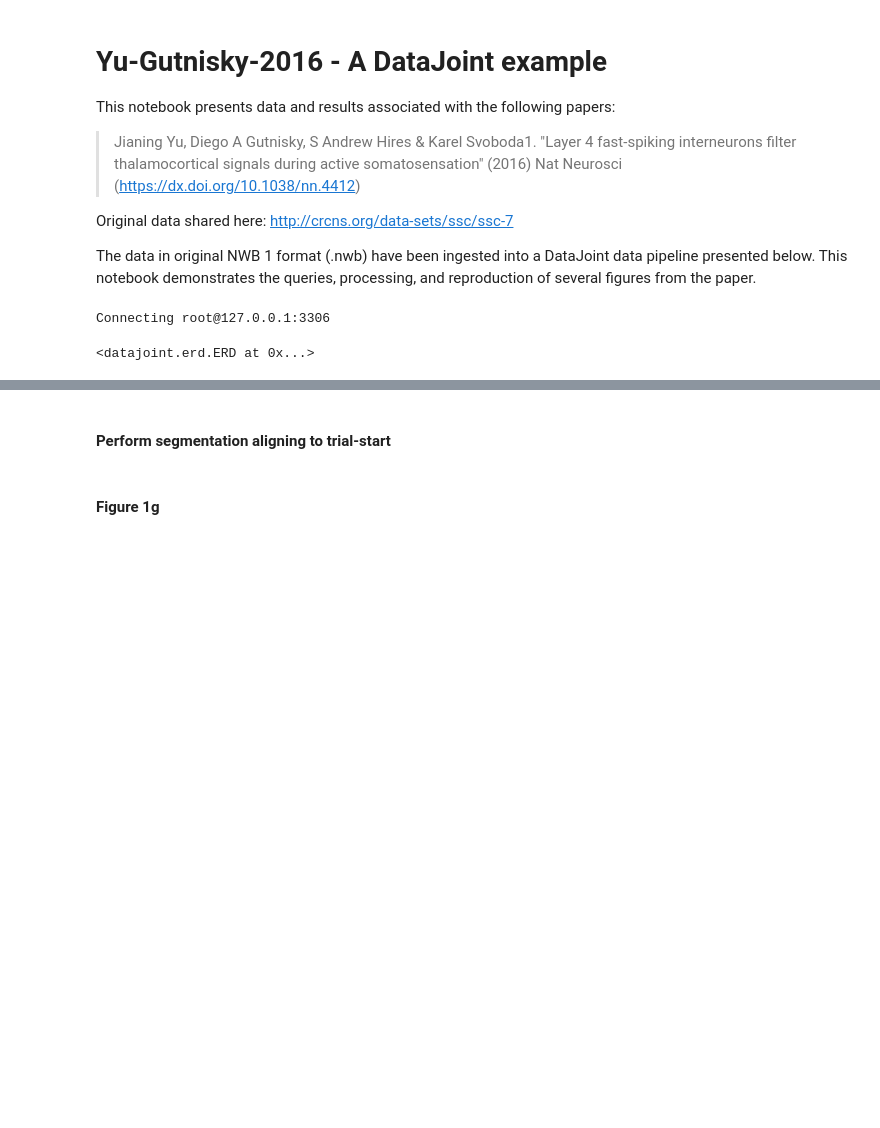
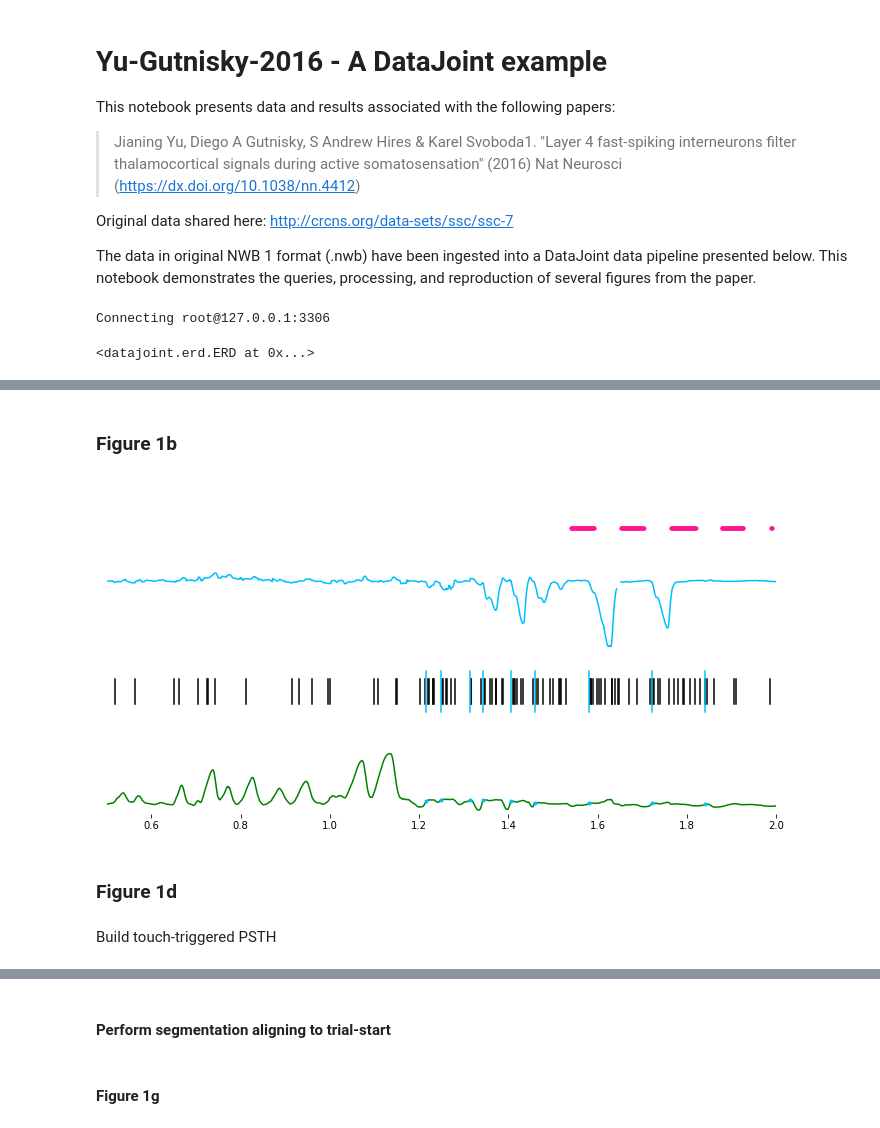
Before and after one commit to vathes/DJ-NWB-Yu-Gutnisky-2016, a Jupyter notebook: notebooks/Yu-Gutnisky-2016-example.ipynb, the cells around one changed output, grey strips where cells are left out. Cells and saved outputs as stored; diff of their text form; code cells hidden in the pictures; blank space fills up the shorter version.

```diff
--- a/notebooks/Yu-Gutnisky-2016-example.ipynb
+++ b/notebooks/Yu-Gutnisky-2016-example.ipynb
@@ -34,0 +55,50 @@ dj.ERD(all_erd)
+# %%
+# segment: 0 to 5s of trial_start
+event_times = trial_start
+pre_dur = 0
+post_dur = 5
+b_fs = round(1/np.median(np.diff(b_tvec)))
+# %%
+segmented_spikes = [spike_times[np.logical_and(spike_times > t - pre_dur,
+                                                   spike_times < t + post_dur)] - t for t in event_times]
+# %%
+segmented_lick_traces = np.vstack([lick_traces[np.logical_and(lick_tvec >= t - pre_dur, lick_tvec < t + post_dur)]
+                                   for t in event_times])
+# %%
+segmented_behav = {k: np.vstack([d[np.logical_and(b_tvec >= t - pre_dur, b_tvec < t + post_dur)]
+                                 for t in event_times])
+                   for k, d in zip(('touch_on', 'touch_off', 'whisk_pos', 'whisk_curv'),
+                                   (touch_on, touch_off, whisk_pos, whisk_curv))}
+# %% [markdown]
+### Figure 1b
+# %%
+trial_num = 348
+fig1a, axs = plt.subplots(4, 1, figsize=(12, 6))
+fig1a.subplots_adjust(hspace=0.01)
+
+axs[0].plot(seg_btvec, np.where(segmented_lick_traces[trial_num, :] > 0, segmented_lick_traces[trial_num, :], np.nan),
+            '.', color='deeppink')
+axs[1].plot(seg_btvec, segmented_behav['whisk_curv'][trial_num, :], 'deepskyblue')
+for x in segmented_spikes[trial_num]:
+    axs[2].axvline(x, 0.35, 0.65, color='k')
+for x in seg_btvec[segmented_behav['touch_on'][trial_num, :]==1]:
+    axs[2].axvline(x, 0.25, 0.75, color='deepskyblue')
+axs[3].plot(seg_btvec, segmented_behav['whisk_pos'][trial_num, :], 'g')
+axs[3].plot(seg_btvec, segmented_behav['whisk_pos'][trial_num, :]*segmented_behav['touch_on'][trial_num, :], '.', c='deepskyblue')
+
+for a in axs:
+    a.set_xlim((-pre_dur, post_dur))
+    a.spines['right'].set_visible(False)
+    a.spines['top'].set_visible(False)
+    a.spines['left'].set_visible(False)
+    a.spines['bottom'].set_visible(False)
+    a.set_yticks([])
+    a.set_xlim((0.5, 2))
+for a in axs[:-1]:
+    a.set_xticks([])
+# %% [output]
+[figure, added]
+# %% [markdown]
+### Figure 1d
+# %% [markdown]
+Build touch-triggered PSTH
```
Also changed, not shown: parts of 45 cells of this notebook, 7 other files.
